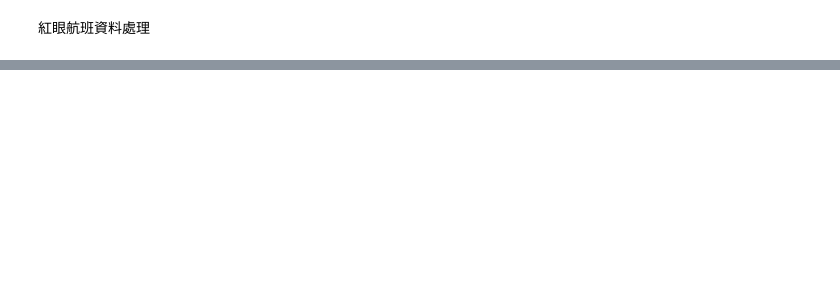
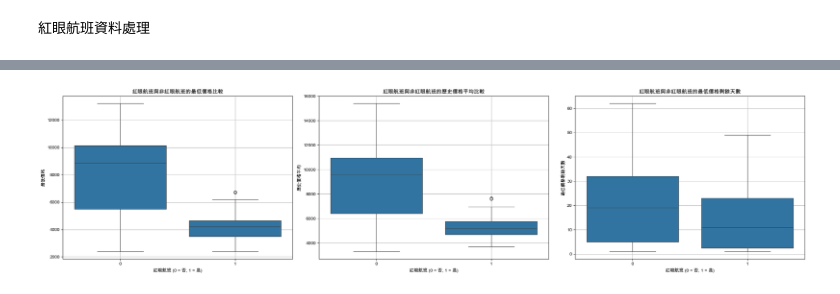
Before and after one commit to ching1223/flight_data, a Jupyter notebook: cleaned_data/red_eye.ipynb, the cells around one changed output, grey strips where cells are left out. Drawn from its saved outputs; the diff is of its cells as text; code cells hidden in the pictures; blank space fills up the shorter version.

```diff
--- a/cleaned_data/red_eye.ipynb
+++ b/cleaned_data/red_eye.ipynb
@@ -170,0 +71,37 @@ plt.show()
+# %%
+# 畫盒狀圖
+# 繁體中文設定
+plt.rcParams['font.sans-serif'] = ['Arial Unicode MS']
+plt.rcParams['axes.unicode_minus'] = False
+
+# 去除缺失值的資料
+plot_data = data.dropna(subset=['航班代碼', '最低價格', '最低價格剩餘天數', '歷史價格平均'])
+
+# 創建子圖，分別繪製最低價格、歷史價格平均和最低價格與剩餘天數的盒狀圖
+fig, axes = plt.subplots(1, 3, figsize=(24, 6))
+
+# 第一個子圖：紅眼航班與非紅眼航班的最低價格的盒狀圖
+sns.boxplot(data=plot_data, x='紅眼航班', y='最低價格', ax=axes[0])
+axes[0].set_title('紅眼航班與非紅眼航班的最低價格比較')
+axes[0].set_xlabel('紅眼航班 (0 = 否, 1 = 是)')
+axes[0].set_ylabel('最低價格')
+axes[0].grid(True)
+
+# 第二個子圖：紅眼航班與非紅眼航班的歷史價格平均的盒狀圖
+sns.boxplot(data=plot_data, x='紅眼航班', y='歷史價格平均', ax=axes[1])
+axes[1].set_title('紅眼航班與非紅眼航班的歷史價格平均比較')
+axes[1].set_xlabel('紅眼航班 (0 = 否, 1 = 是)')
+axes[1].set_ylabel('歷史價格平均')
+axes[1].grid(True)
+
+# 第三個子圖：紅眼航班與非紅眼航班的最低價格剩餘天數的盒狀圖
+sns.boxplot(data=plot_data, x='紅眼航班', y='最低價格剩餘天數', ax=axes[2])
+axes[2].set_title('紅眼航班與非紅眼航班的最低價格剩餘天數')
+axes[2].set_xlabel('紅眼航班 (0 = 否, 1 = 是)')
+axes[2].set_ylabel('最低價格剩餘天數')
+axes[2].grid(True)
+
+plt.tight_layout()
+plt.show()
+# %% [output]
+[figure, added]
```
Also changed, not shown: parts of 3 cells of this notebook.
